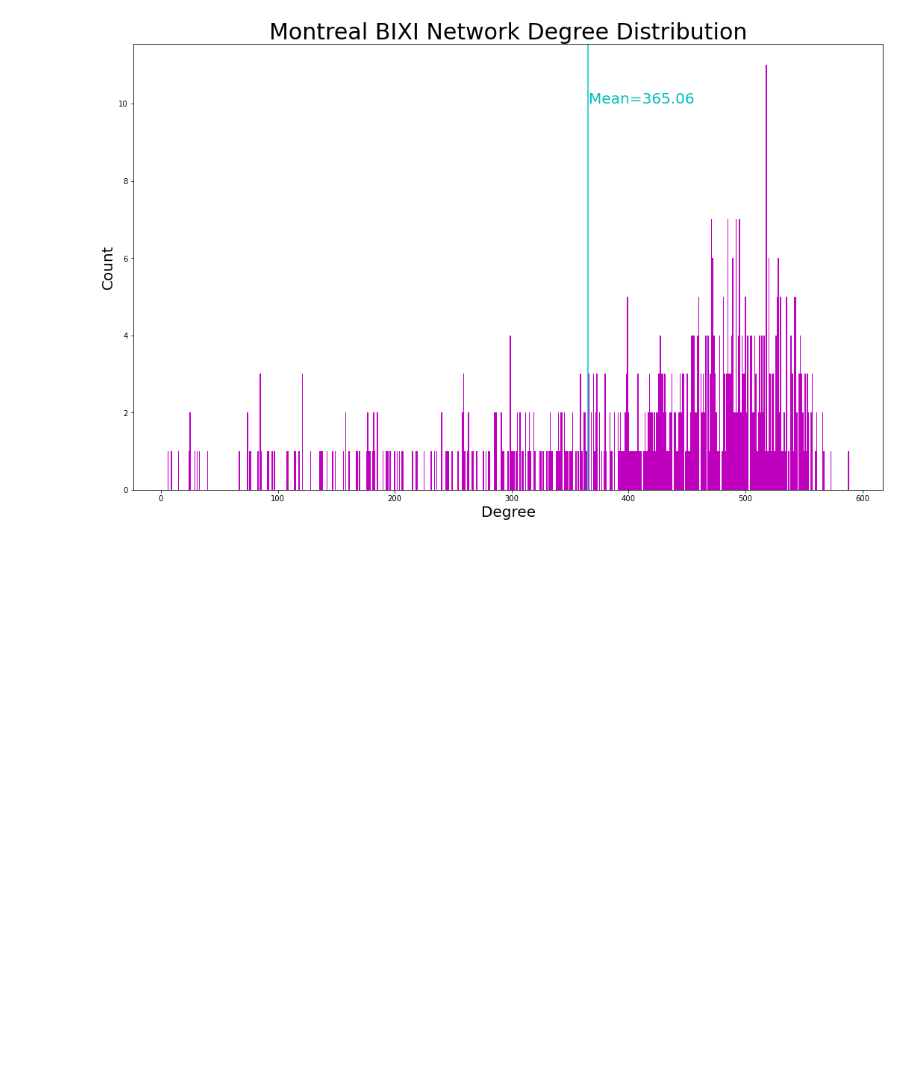
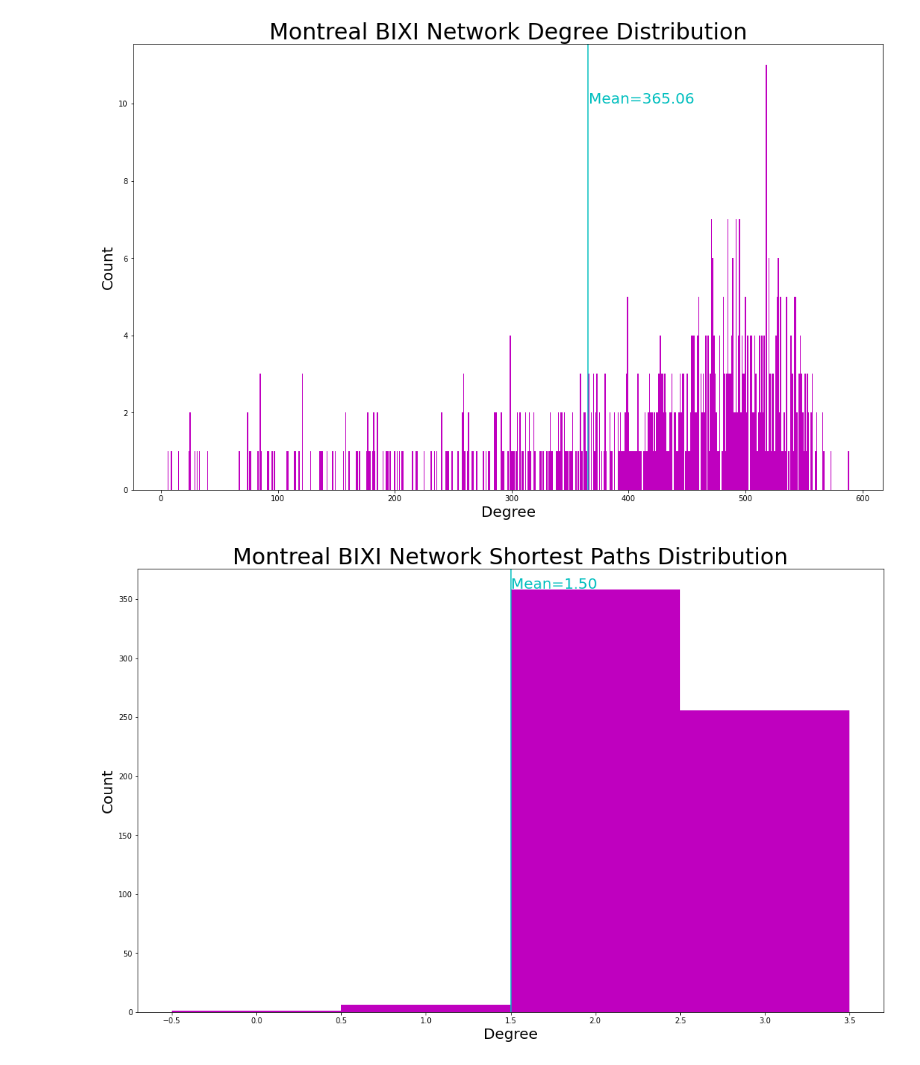
Before and after one commit to zephirl/BIXI-Network-Analysis, a Jupyter notebook: scripts/data_analysis.ipynb, the cells around one changed output. Drawn from its saved outputs; the diff is of its cells as text; code cells hidden in the pictures; blank space fills up the shorter version.

Commit message:
Added Shortest_paths distribution and Fast_Modularity community detection

```diff
--- a/scripts/data_analysis.ipynb
+++ b/scripts/data_analysis.ipynb
@@ -177,6 +176,34 @@ def degree_centrality_dist(G):
 degree_centrality_dist(G)
 # %% [output]
 [figure]
+# %%
+def shortest_path_dist(G):
+    #Compute the shortest paths
+    shortest_path=dict(nx.shortest_path_length(G))
+    count_paths={}
+    for k,v in shortest_path.items():
+        count_paths=collections.Counter(list(v.values()))
+    if not count_paths:
+        return None
+
+    fig, ax = plt.subplots(figsize=(18,11))
+    ax.set_title("Montreal BIXI Network Shortest Paths Distribution", fontsize= 30)
+    ax.set_xlabel("Degree", fontsize= 20)
+    ax.set_ylabel("Count", fontsize= 20)
+    #Use barplot to show the shortest paths distribution
+    plt.bar(list(count_paths.keys()), list(count_paths.values()), width=1, color='m')
+    #Add to the plot a vertical line representing the mean
+    plt.axvline(x = np.mean(list(count_paths.keys())), color='c')
+    plt.text(x= np.mean(list(count_paths.keys())),y=max(list(count_paths.values()))+1, s="Mean={:.2f}".format(np.mean(list(count_paths.keys()))), color = 'c', fontsize= 20)
+
+    #Save plot first
+    fig.savefig("../plots/shortest_paths_dist.png", format="png")
+
+    plt.show()
+
+shortest_path_dist(G)
+# %% [output]
+[figure, added]
 # %%
 def community_louvain(G):
     #Get partition with Louvain
```
Also changed, not shown: parts of 6 cells of this notebook, 3 other files.
